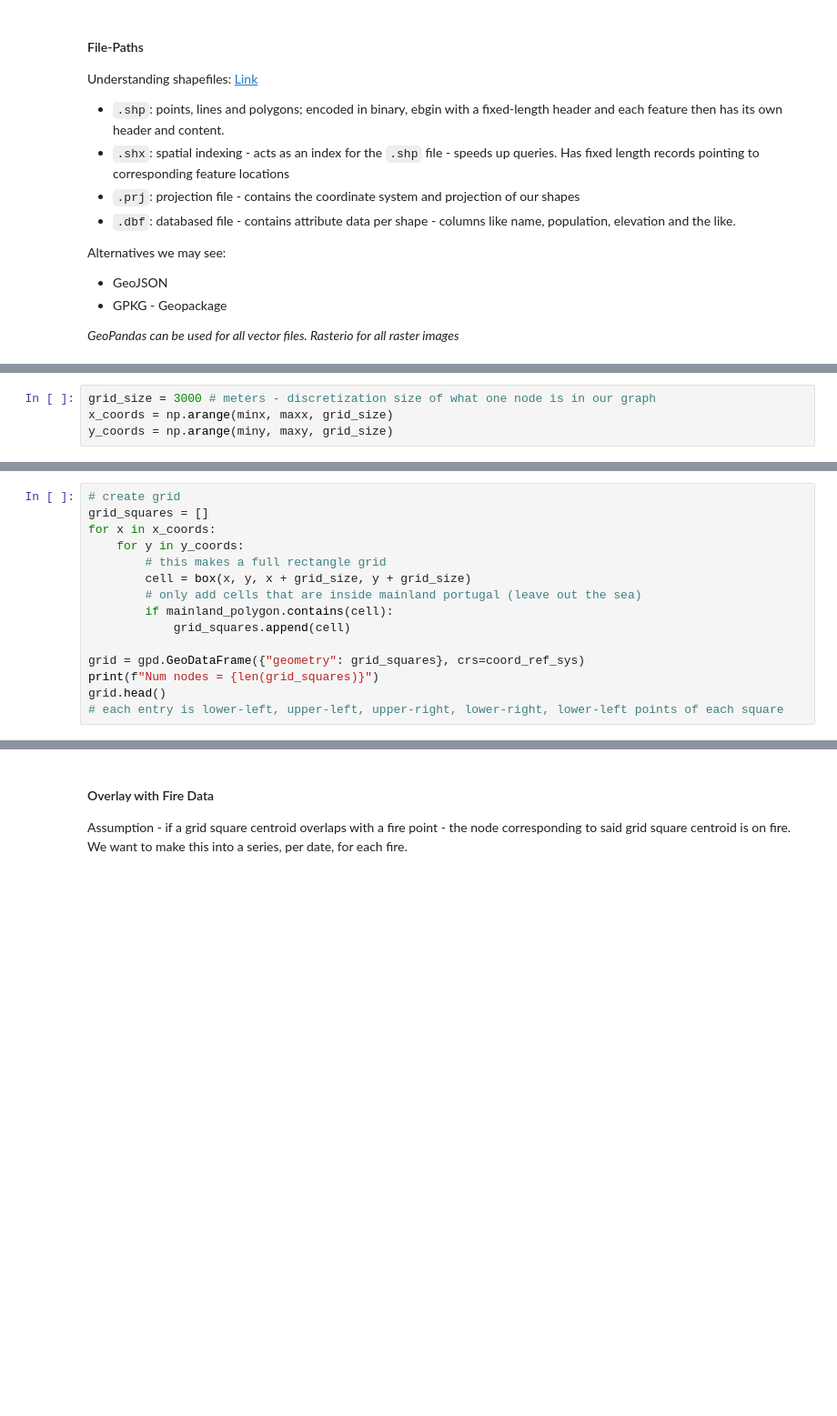
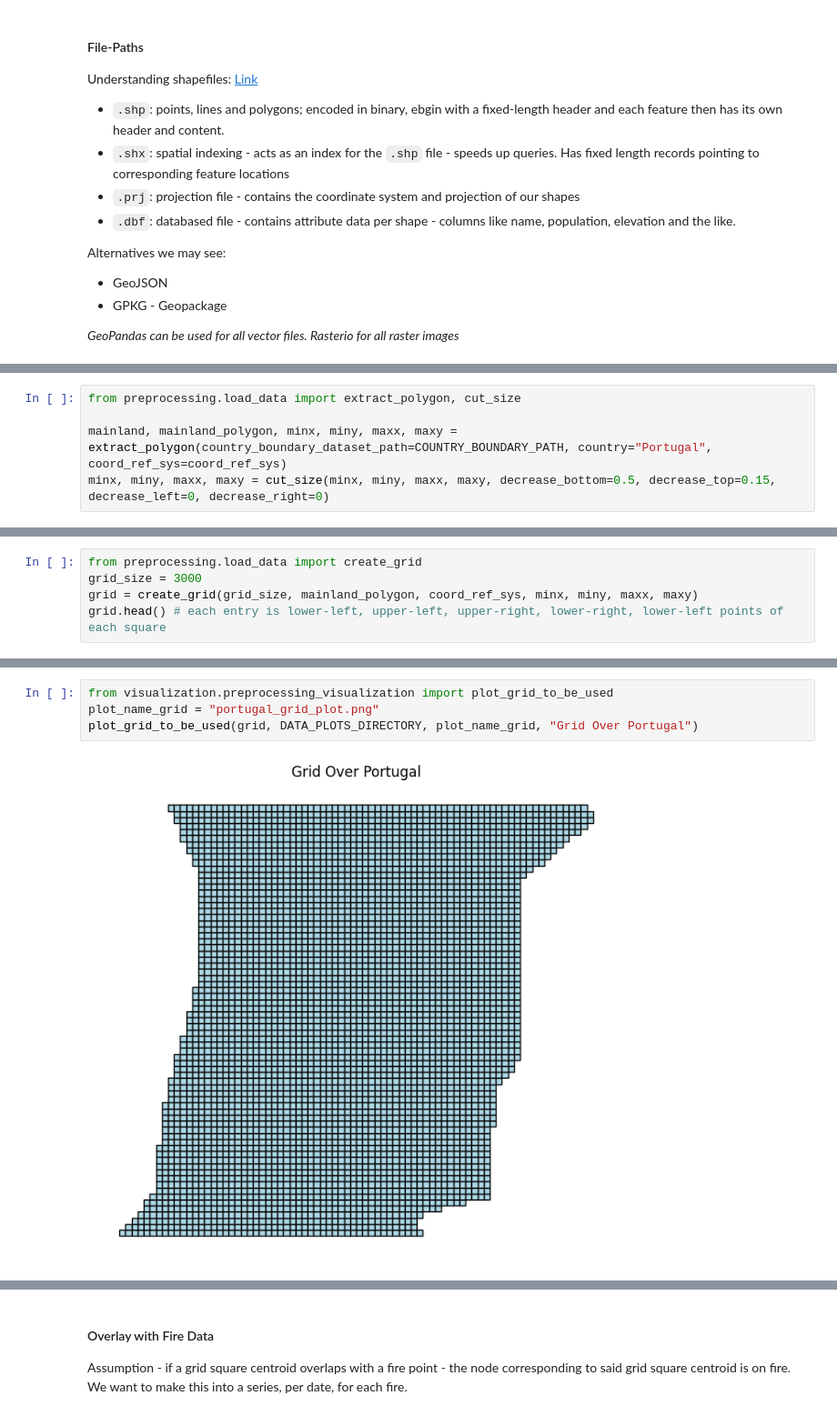
Before and after one commit to selinceydeli/Full-Graph_Wildfire_Prediction, a Jupyter notebook: prep_data.ipynb, the cells around one changed output, grey strips where cells are left out. Shown at 91% size. Drawn from its saved outputs; the diff is of its cells as text; blank space fills up the shorter version.

```diff
--- a/prep_data.ipynb
+++ b/prep_data.ipynb
@@ -107,0 +67,5 @@ New minx: 454235.1439060115, new miny: 4379360.837067675, new maxx: 718319.34511
+# %%
+from preprocessing.load_data import extract_polygon, cut_size
+
+mainland, mainland_polygon, minx, miny, maxx, maxy = extract_polygon(country_boundary_dataset_path=COUNTRY_BOUNDARY_PATH, country="Portugal", coord_ref_sys=coord_ref_sys)
+minx, miny, maxx, maxy = cut_size(minx, miny, maxx, maxy, decrease_bottom=0.5, decrease_top=0.15, decrease_left=0, decrease_right=0)
@@ -108,4 +75,5 @@ New minx: 454235.1439060115, new miny: 4379360.837067675, new maxx: 718319.34511
 # %%
-grid_size = 3000 # meters - discretization size of what one node is in our graph
-x_coords = np.arange(minx, maxx, grid_size)
-y_coords = np.arange(miny, maxy, grid_size)
+from preprocessing.load_data import create_grid
+grid_size = 3000
+grid = create_grid(grid_size, mainland_polygon, coord_ref_sys, minx, miny, maxx, maxy)
+grid.head() # each entry is lower-left, upper-left, upper-right, lower-right, lower-left points of each square
@@ -112,15 +88,0 @@ y_coords = np.arange(miny, maxy, grid_size)
-# %%
-# create grid
-grid_squares = []
-for x in x_coords:
-    for y in y_coords:
-        # this makes a full rectangle grid
-        cell = box(x, y, x + grid_size, y + grid_size)
-        # only add cells that are inside mainland portugal (leave out the sea)
-        if mainland_polygon.contains(cell):
-            grid_squares.append(cell)
-
-grid = gpd.GeoDataFrame({"geometry": grid_squares}, crs=coord_ref_sys)
-print(f"Num nodes = {len(grid_squares)}")
-grid.head()
-# each entry is lower-left, upper-left, upper-right, lower-right, lower-left points of each square
@@ -148,2 +89,8 @@ plt.show()
+# %%
+from visualization.preprocessing_visualization import plot_grid_to_be_used
+plot_name_grid = "portugal_grid_plot.png"
+plot_grid_to_be_used(grid, DATA_PLOTS_DIRECTORY, plot_name_grid, "Grid Over Portugal")
+# %% [output]
+[figure, added]
 # %%
 # saving observation area as shapefile and gpkg for better visualization in QGIS
```
Also changed, not shown: parts of 30 cells of this notebook.
